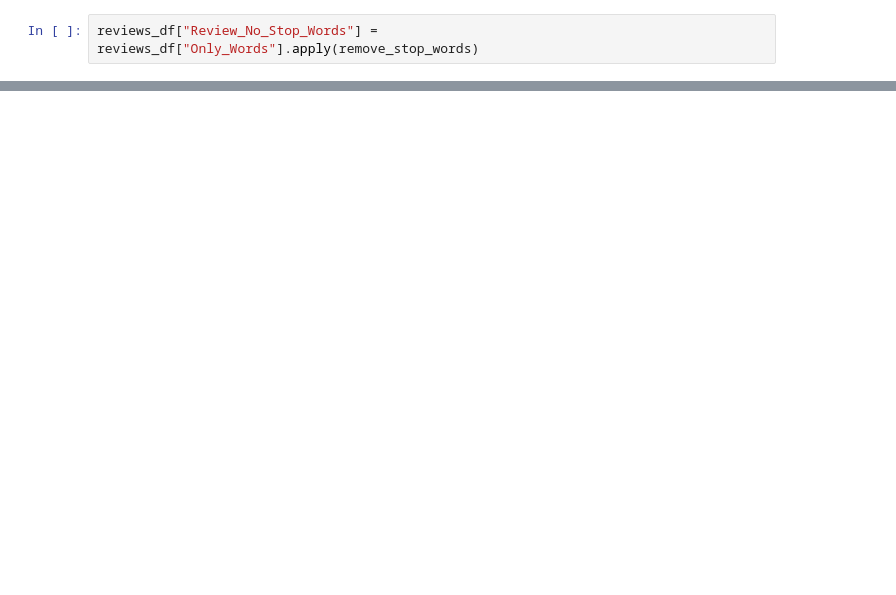
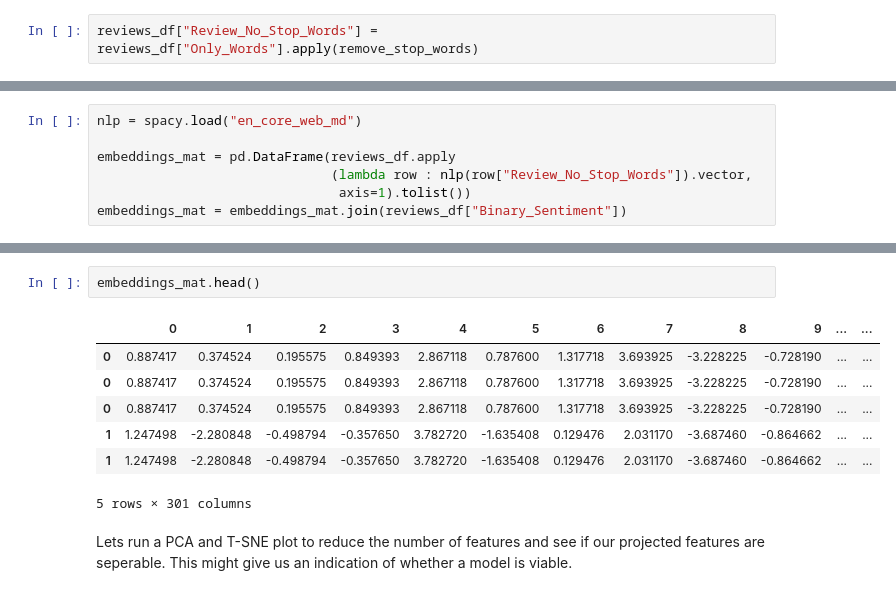
Before and after one commit to tajpatel58/ChatbotReviewer, a Jupyter notebook: Exploration/eda.ipynb, the cells around one changed output, grey strips where cells are left out. Saved outputs shown, nothing was run; the diff lists cells and outputs as text; blank space fills up the shorter version.

Commit message:
Generating word embeddings and using PCA

```diff
--- a/Exploration/eda.ipynb
+++ b/Exploration/eda.ipynb
@@ -326,0 +323,7 @@ reviews_df.head()
+# %%
+nlp = spacy.load("en_core_web_md")
+
+embeddings_mat = pd.DataFrame(reviews_df.apply
+                              (lambda row : nlp(row["Review_No_Stop_Words"]).vector,
+                               axis=1).tolist())
+embeddings_mat = embeddings_mat.join(reviews_df["Binary_Sentiment"])
@@ -326,0 +339,12 @@ reviews_df.head()
+# %%
+embeddings_mat.head()
+# %% [output]
+|  | 0 | 1 | 2 | 3 | 4 | 5 | 6 | 7 | 8 | 9 | ... | ... |
+| 0 | 0.887417 | 0.374524 | 0.195575 | 0.849393 | 2.867118 | 0.787600 | 1.317718 | 3.693925 | -3.228225 | -0.728190 | ... | ... |
+| 0 | 0.887417 | 0.374524 | 0.195575 | 0.849393 | 2.867118 | 0.787600 | 1.317718 | 3.693925 | -3.228225 | -0.728190 | ... | ... |
+| 0 | 0.887417 | 0.374524 | 0.195575 | 0.849393 | 2.867118 | 0.787600 | 1.317718 | 3.693925 | -3.228225 | -0.728190 | ... | ... |
+| 1 | 1.247498 | -2.280848 | -0.498794 | -0.357650 | 3.782720 | -1.635408 | 0.129476 | 2.031170 | -3.687460 | -0.864662 | ... | ... |
+| 1 | 1.247498 | -2.280848 | -0.498794 | -0.357650 | 3.782720 | -1.635408 | 0.129476 | 2.031170 | -3.687460 | -0.864662 | ... | ... |
+5 rows × 301 columns
+# %% [markdown]
+Lets run a PCA and T-SNE plot to reduce the number of features and see if our projected features are seperable. This might give us an indication of whether a model is viable.
```
Also changed, not shown: parts of 9 cells of this notebook, 1 other file.
